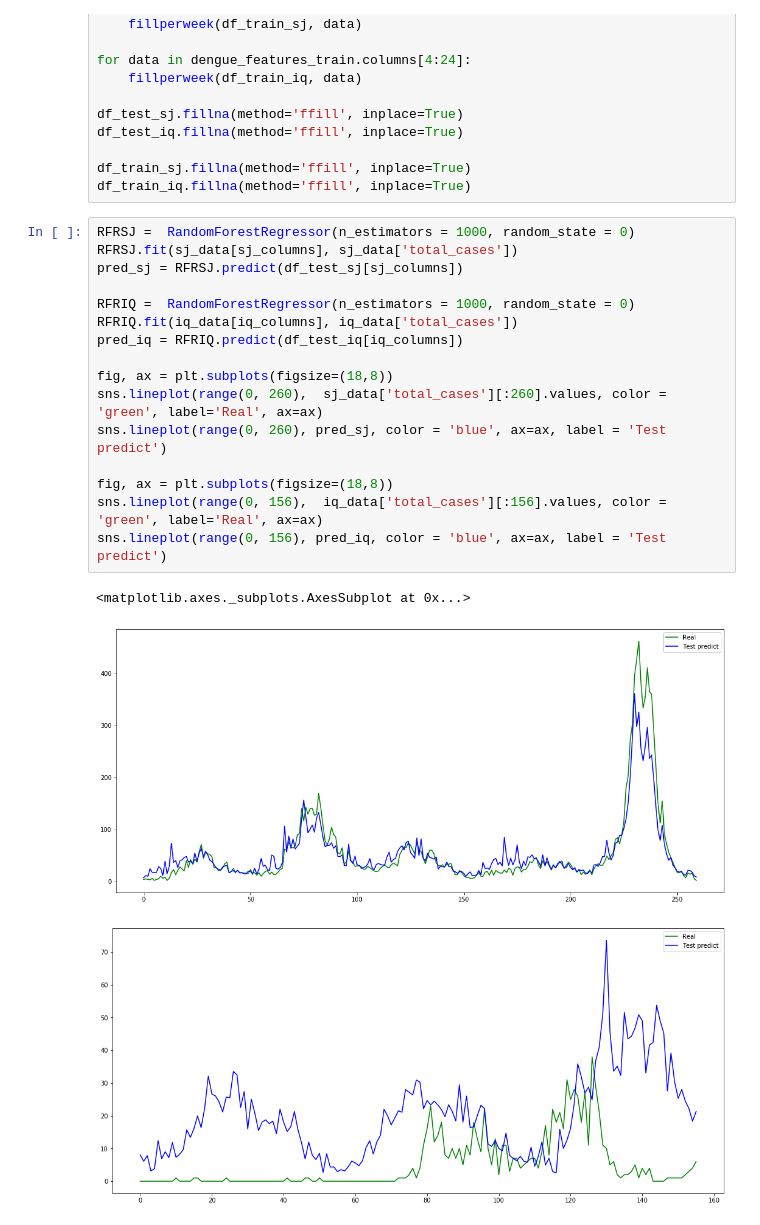
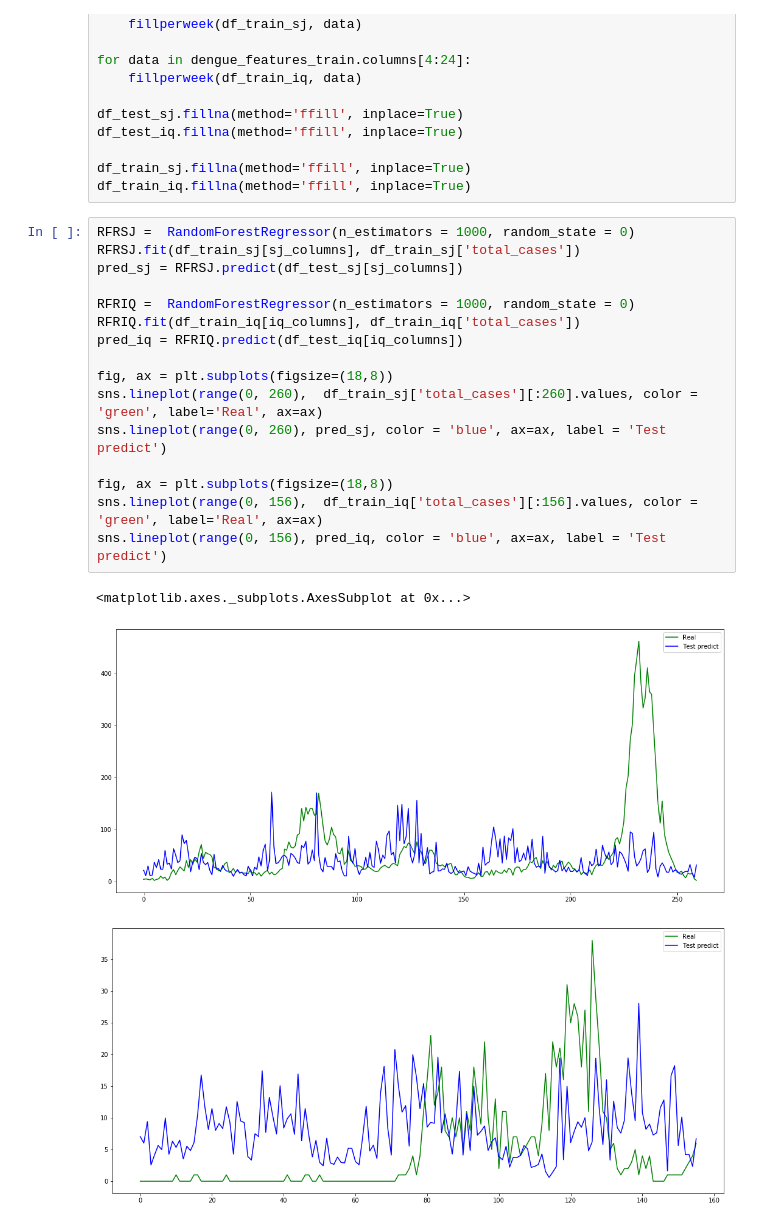
Before and after one commit to walde363/DengIAcompetition, a Jupyter notebook: DengAI_AR_WR_MS.ipynb, the cells around one changed output. Saved outputs shown, nothing was run; the diff lists cells and outputs as text.

```diff
--- a/DengAI_AR_WR_MS.ipynb
+++ b/DengAI_AR_WR_MS.ipynb
@@ -484,24 +486,24 @@ df_train_sj.fillna(method='ffill', inplace=True)
 df_train_iq.fillna(method='ffill', inplace=True)
 # %%
 RFRSJ =  RandomForestRegressor(n_estimators = 1000, random_state = 0)
-RFRSJ.fit(sj_data[sj_columns], sj_data['total_cases'])
+RFRSJ.fit(df_train_sj[sj_columns], df_train_sj['total_cases'])
 pred_sj = RFRSJ.predict(df_test_sj[sj_columns])
 
 RFRIQ =  RandomForestRegressor(n_estimators = 1000, random_state = 0)
-RFRIQ.fit(iq_data[iq_columns], iq_data['total_cases'])
+RFRIQ.fit(df_train_iq[iq_columns], df_train_iq['total_cases'])
 pred_iq = RFRIQ.predict(df_test_iq[iq_columns])
 
 fig, ax = plt.subplots(figsize=(18,8))
-sns.lineplot(range(0, 260),  sj_data['total_cases'][:260].values, color = 'green', label='Real', ax=ax)
+sns.lineplot(range(0, 260),  df_train_sj['total_cases'][:260].values, color = 'green', label='Real', ax=ax)
 sns.lineplot(range(0, 260), pred_sj, color = 'blue', ax=ax, label = 'Test predict')
 
 fig, ax = plt.subplots(figsize=(18,8))
-sns.lineplot(range(0, 156),  iq_data['total_cases'][:156].values, color = 'green', label='Real', ax=ax)
+sns.lineplot(range(0, 156),  df_train_iq['total_cases'][:156].values, color = 'green', label='Real', ax=ax)
 sns.lineplot(range(0, 156), pred_iq, color = 'blue', ax=ax, label = 'Test predict')
 # %% [output]
 <matplotlib.axes._subplots.AxesSubplot at 0x...>
-[figure, old version]
+[figure, new version]
-[figure, old version]
+[figure, new version]
 # %%
 sj = [int(x) for x in pred_sj]
 iq = [int(x) for x in pred_iq]
```
Also changed, not shown: parts of 17 cells of this notebook.
